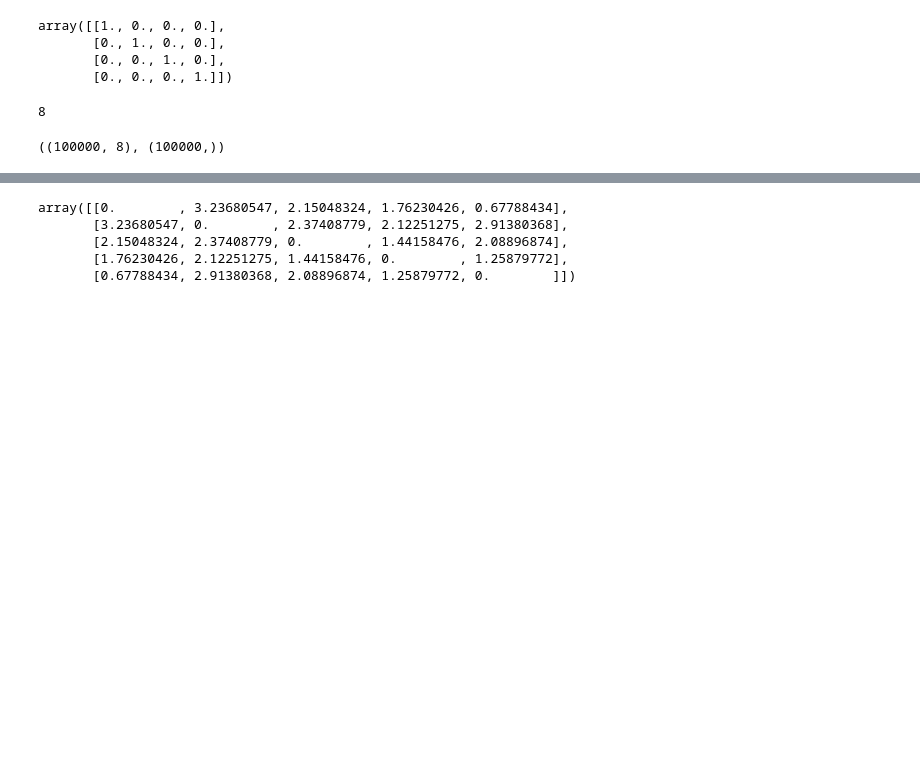
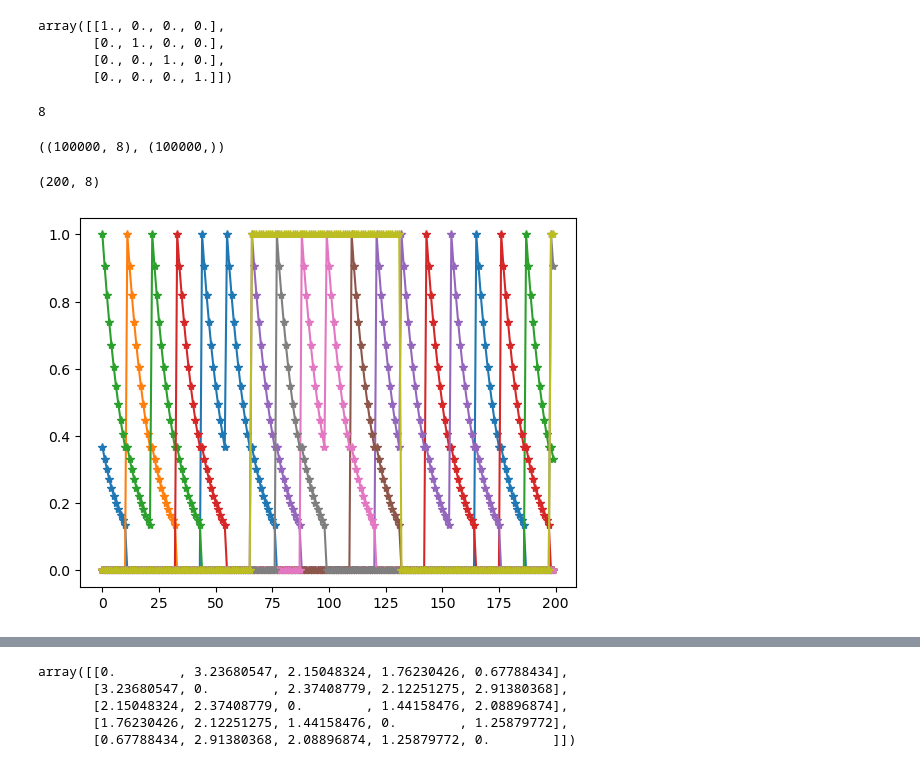
Before and after one commit to Loccret/SyncMap-Draft, a Jupyter notebook: nbs/99_utility.ipynb, the cells around one changed output, grey strips where cells are left out. Cells and saved outputs as stored; diff of their text form; code cells hidden in the pictures; blank space fills up the shorter version.

```diff
--- a/nbs/99_utility.ipynb
+++ b/nbs/99_utility.ipynb
@@ -210,3 +210,9 @@ input_sequence, input_class = env.getSequence(sequence_length)
 input_sequence.shape, input_class.shape
 # %% [output]
 ((100000, 8), (100000,))
+# %%
+# plot the encoded data
+env.plotSuperposed(input_class[:200], input_sequence[:200])
+# %% [output]
+(200, 8)
+[figure, added]
```
Also changed, not shown: parts of 1 cell of this notebook, 7 other files.
